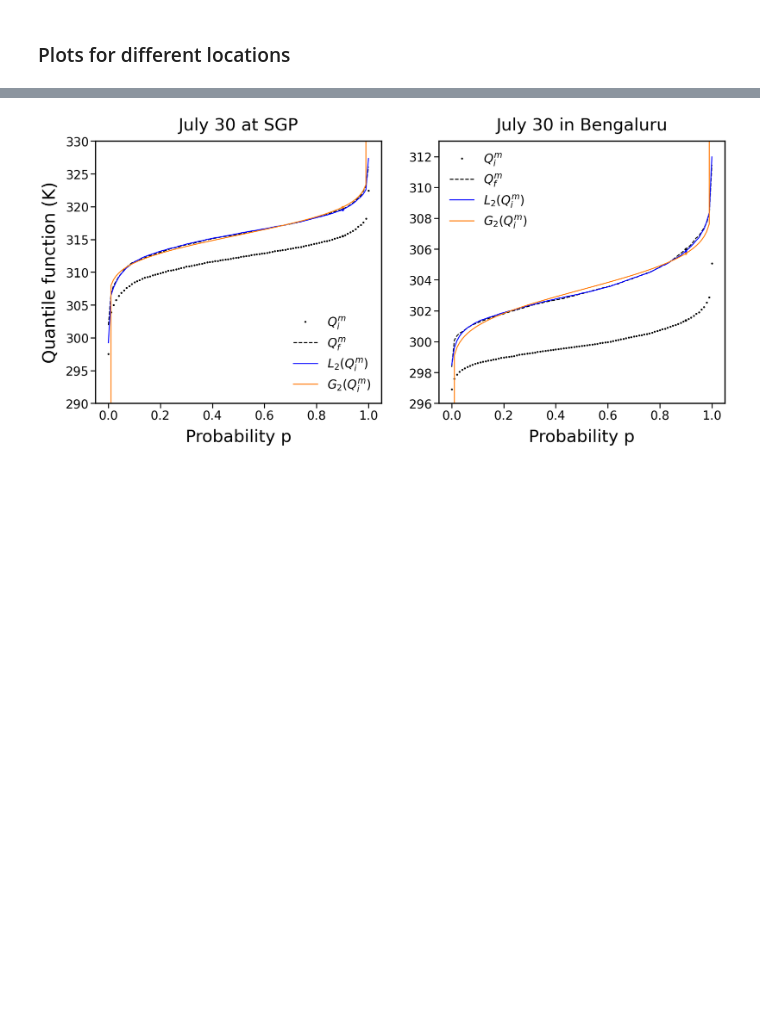
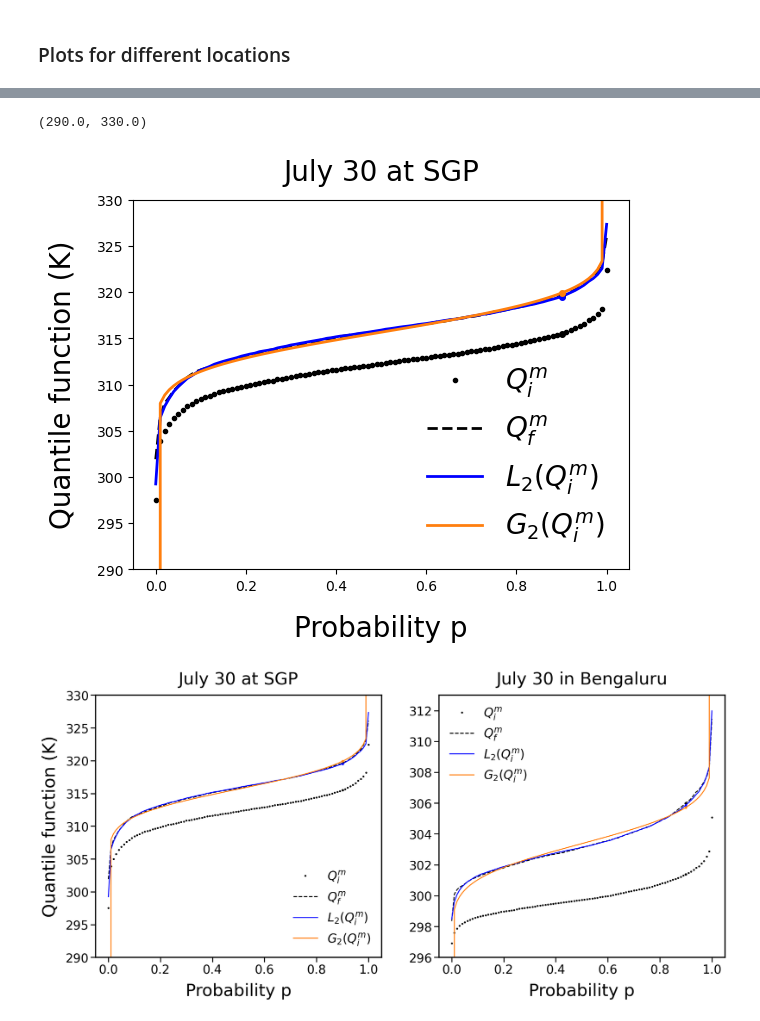
Before and after one commit to hrhampapura/moment_delta_mapping, a Jupyter notebook: lens_analysis/notebooks/Plot_1.ipynb, the cells around one changed output, grey strips where cells are left out. Drawn from its saved outputs; the diff is of its cells as text; code cells hidden in the pictures; blank space fills up the shorter version.

```diff
--- a/lens_analysis/notebooks/Plot_1.ipynb
+++ b/lens_analysis/notebooks/Plot_1.ipynb
@@ -425,8 +420,9 @@ plt.plot(0.9,qmsc_loc1_det.sel(quantile=0.9),marker='o',markerfacecolor='blue',\
          markeredgecolor='blue', lw=2.3, ms=3, mew=2, color='blue')
 plt.plot(0.9,qeocgauss_loc1_det.sel(quantile=0.9),marker='o',markerfacecolor='tab:orange',\
          markeredgecolor='tab:orange', lw=2.3, ms=3, mew=2, color='tab:orange')
-plt.legend(loc='lower right',prop={'size': 25},frameon=False)
-plt.title('July 30 at '+locn1,fontweight=500,fontsize=35, y=1.03)
-plt.ylabel('Quantile function (K)',fontweight=500,fontsize=36,labelpad=15)
-plt.xlabel('Probability p',fontweight=500,fontsize=35,labelpad=15)
+plt.legend(loc='lower right',prop={'size': 15},frameon=False)
+plt.title('July 30 at '+locn1,fontweight=400,fontsize=20, y=1.03)
+plt.ylabel('Quantile function (K)',fontweight=400,fontsize=20,labelpad=15)
+plt.xlabel('Probability p',fontweight=400,fontsize=20,labelpad=15)
 plt.ylim(290,330)
+# %% [output]
@@ -433,3 +431,5 @@ plt.ylim(290,330)
+(290.0, 330.0)
+[figure, added]
 # %%
 # Setting up the figure and subplots
 fig, axs = plt.subplots(1, 2, figsize=(20, 10)) # 2 plots - side by side
```
Also changed, not shown: parts of 23 cells of this notebook, 5 other files.
